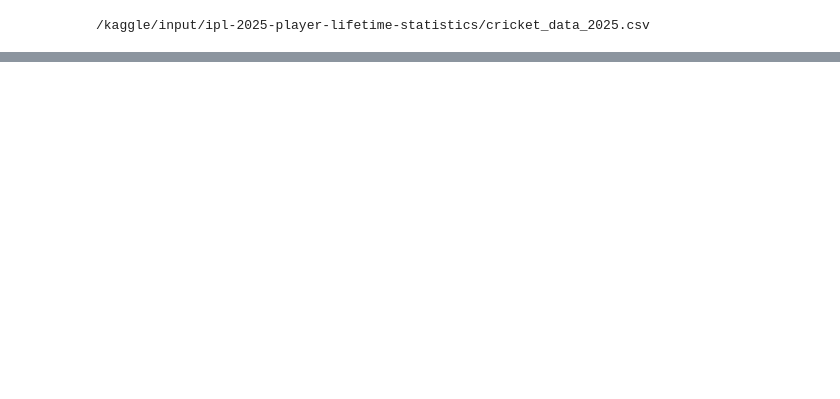
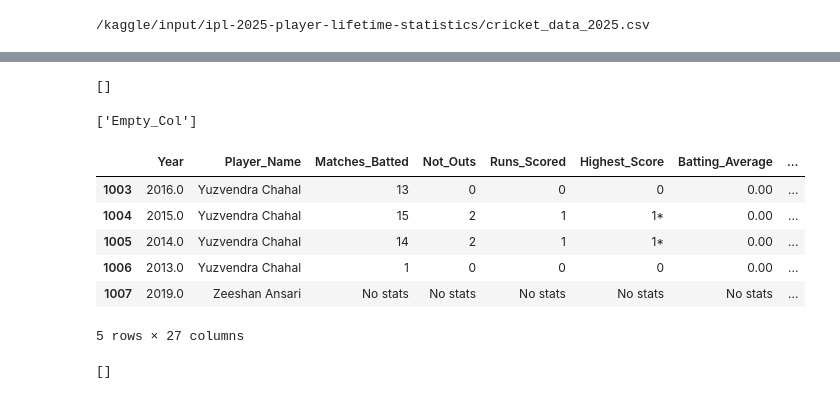
Before and after one commit to Seshmanuvarthi/ml-journey-2025, a Jupyter notebook: notebook629d09e9ec.ipynb, the cells around one changed output, grey strips where cells are left out. Drawn from its saved outputs; the diff is of its cells as text; code cells hidden in the pictures; blank space fills up the shorter version.

```diff
--- a/notebook629d09e9ec.ipynb
+++ b/notebook629d09e9ec.ipynb
@@ -249,3 +39,18 @@ dtype: float64
 # %%
 !git config --global user.email "seshmanuvarthi27@gmail.com"
 !git config --global user.name "Seshmanuvarthi"
+# %%
+import pandas as pd
+import numpy as np
+from sklearn.model_selection import train_test_split
+from sklearn.feature_selection import VarianceThreshold
+
+df.shape
+
+[col for col in df.columns if df[col].isnull().sum()>0] #Finding the columns if the have null values
+
+df['Year'].fillna(int(df['Year'].mean()),inplace=True) #Filling the null columns with mean of that Column
+
+df['Year'].isnull().sum()
+
+print(df['Year'])
@@ -251,0 +76,13 @@ dtype: float64
+# %%
+y = df['Runs_Scored']  #Predicting Runs_Scored
+X = df[['Matches_Batted', 'Not_Outs', 'Balls_Faced', 'Batting_Strike_Rate', 'Centuries']]
+
+X_train, X_test, y_train, y_test = train_test_split(df.drop("Runs_Scored",axis=1),df['Runs_Scored'], test_size=0.3, random_state=42)
+
+numeric_cols = X_train.select_dtypes(include=['int64', 'float64'])
+
+constant_features = [col for col in numeric_cols.columns if X_train[col].std() == 0]
+
+print(constant_features)
+# %% [output]
+[]
@@ -251,0 +91,36 @@ dtype: float64
+# %%
+X_train, X_test, y_train, y_test = train_test_split(df.drop("Runs_Scored",axis=1),df['Runs_Scored'], test_size=0.3, random_state=42)
+
+numeric_cols = X_train.select_dtypes(include=['int64', 'float64'])
+
+constant_features = [col for col in numeric_cols if X_train[col].std() == 0]
+
+print(constant_features)
+# %% [output]
+['Empty_Col']
+# %%
+#How to Drop The columns having constant featues
+X_train.drop(labels=constant_features,axis=1,inplace=True)
+
+df.tail(5)
+# %% [output]
+|  | Year | Player_Name | Matches_Batted | Not_Outs | Runs_Scored | Highest_Score | Batting_Average | ... |
+| 1003 | 2016.0 | Yuzvendra Chahal | 13 | 0 | 0 | 0 | 0.00 | ... |
+| 1004 | 2015.0 | Yuzvendra Chahal | 15 | 2 | 1 | 1* | 0.00 | ... |
+| 1005 | 2014.0 | Yuzvendra Chahal | 14 | 2 | 1 | 1* | 0.00 | ... |
+| 1006 | 2013.0 | Yuzvendra Chahal | 1 | 0 | 0 | 0 | 0.00 | ... |
+| 1007 | 2019.0 | Zeeshan Ansari | No stats | No stats | No stats | No stats | No stats | ... |
+5 rows × 27 columns
+# %%
+#Quasi_Constant features --> The Columns contains almost the same values
+
+quasi_constant_feature=[]
+for col in X_train.columns:
+    predominant=(X_train[col].value_counts()/float(len(X_train))).sort_values(ascending=False).values[0] #Calculating the frequency of highest occuuring value in that feature and dividing it wih length of the X_rain DataFrame
+
+    if predominant >0.989:
+        quasi_constant_feature.append(col)
+
+print(quasi_constant_feature)
+# %% [output]
+[]
```
Also changed, not shown: parts of 15 cells of this notebook.
